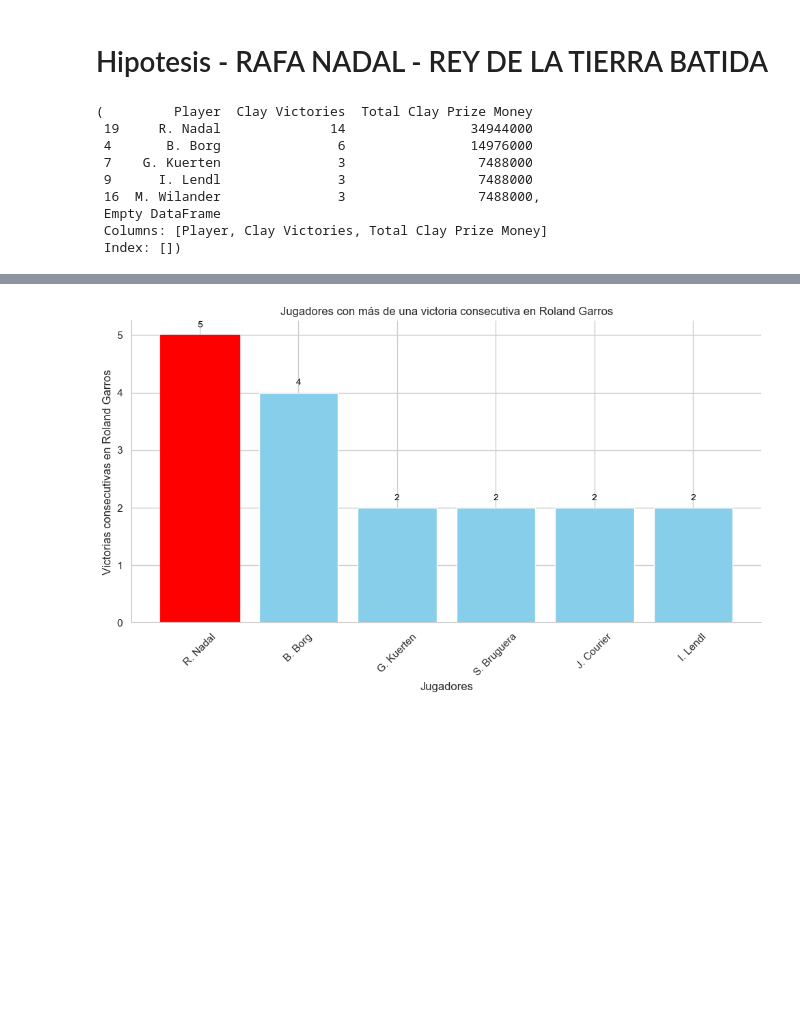
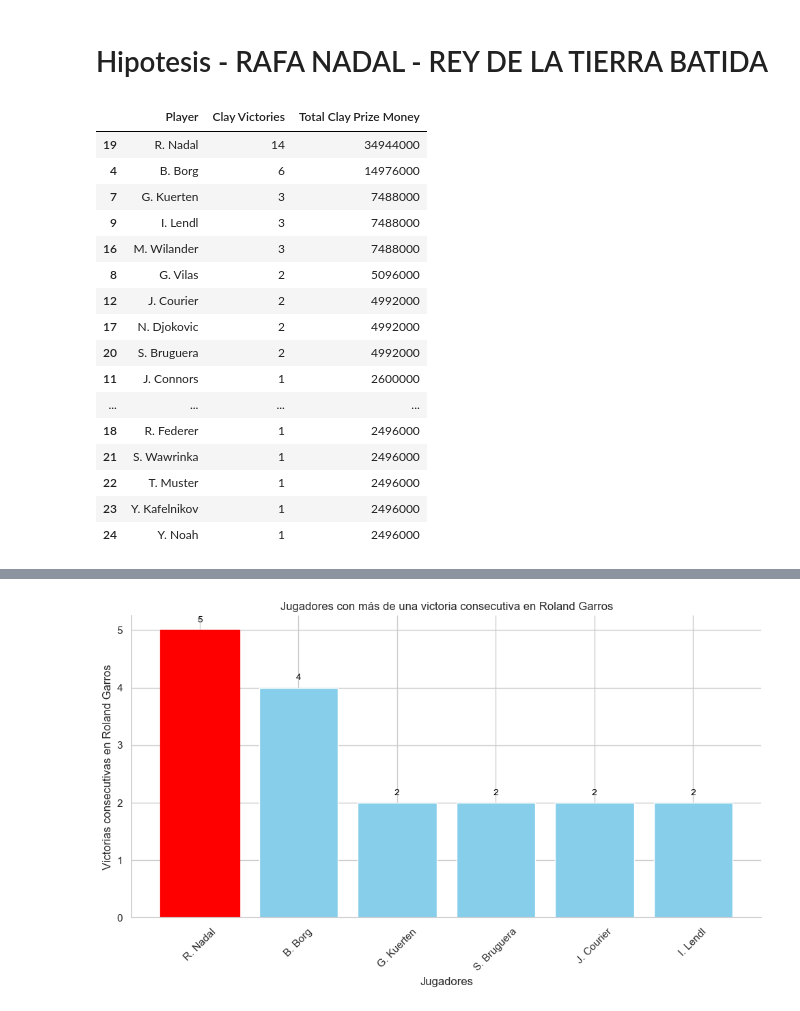
Before and after one commit to Lokhy87/EDA_entrega, a Jupyter notebook: Limpieza.ipynb, the cells around one changed output, grey strips where cells are left out. Saved outputs shown, nothing was run; the diff lists cells and outputs as text; code cells hidden in the pictures; blank space fills up the shorter version.

```diff
--- a/Limpieza.ipynb
+++ b/Limpieza.ipynb
@@ -963,31 +941,3 @@ plt.show()
 [figure]
 # %% [markdown]
  # Hipotesis - RAFA NADAL - REY DE LA TIERRA BATIDA
-# %%
-# Filtrar los datos para torneos en superficies de tierra batida ('Clay')
-clay_tournaments_nadal = df_majors[df_majors['TOURNAMENT_SURFACE'].str.contains('Clay', case=False)]
-
-# Contar las victorias y sumar los premios en torneos de tierra batida para cada jugador
-clay_victories_prizes = clay_tournaments_nadal.groupby('WINNER').agg({
-    'TOURNAMENT': 'count',
-    'WINNER_PRIZE': 'sum'
-}).reset_index()
-
-clay_victories_prizes.columns = ['Player', 'Clay Victories', 'Total Clay Prize Money']
-
-# Ordenar los datos para ver los jugadores con más victorias y premios en tierra batida
-clay_victories_prizes_sorted = clay_victories_prizes.sort_values(by=['Clay Victories', 'Total Clay Prize Money'], ascending=[False, False])
-
-# Verificar la posición de Rafael Nadal
-nadal_clay_stats = clay_victories_prizes_sorted[clay_victories_prizes_sorted['Player'] == 'Rafael Nadal']
-clay_victories_prizes_sorted.head(), nadal_clay_stats
-# %% [output]
-(         Player  Clay Victories  Total Clay Prize Money
- 19     R. Nadal              14                34944000
- 4       B. Borg               6                14976000
- 7    G. Kuerten               3                 7488000
- 9      I. Lendl               3                 7488000
- 16  M. Wilander               3                 7488000,
- Empty DataFrame
- Columns: [Player, Clay Victories, Total Clay Prize Money]
- Index: [])
@@ -993,0 +957,22 @@ clay_victories_prizes_sorted.head(), nadal_clay_stats
+# %%
+# Ordenar victorias y premios en tierra batida
+premios_victoria_ordenados = premios_victoria_tierra.sort_values(by=['Clay Victories', 'Total Clay Prize Money'], ascending = [False, False])
+premios_victoria_ordenados
+# %% [output]
+|  | Player | Clay Victories | Total Clay Prize Money |
+| 19 | R. Nadal | 14 | 34944000 |
+| 4 | B. Borg | 6 | 14976000 |
+| 7 | G. Kuerten | 3 | 7488000 |
+| 9 | I. Lendl | 3 | 7488000 |
+| 16 | M. Wilander | 3 | 7488000 |
+| 8 | G. Vilas | 2 | 5096000 |
+| 12 | J. Courier | 2 | 4992000 |
+| 17 | N. Djokovic | 2 | 4992000 |
+| 20 | S. Bruguera | 2 | 4992000 |
+| 11 | J. Connors | 1 | 2600000 |
+| ... | ... | ... | ... |
+| 18 | R. Federer | 1 | 2496000 |
+| 21 | S. Wawrinka | 1 | 2496000 |
+| 22 | T. Muster | 1 | 2496000 |
+| 23 | Y. Kafelnikov | 1 | 2496000 |
+| 24 | Y. Noah | 1 | 2496000 |
```
Also changed, not shown: parts of 28 cells of this notebook.
